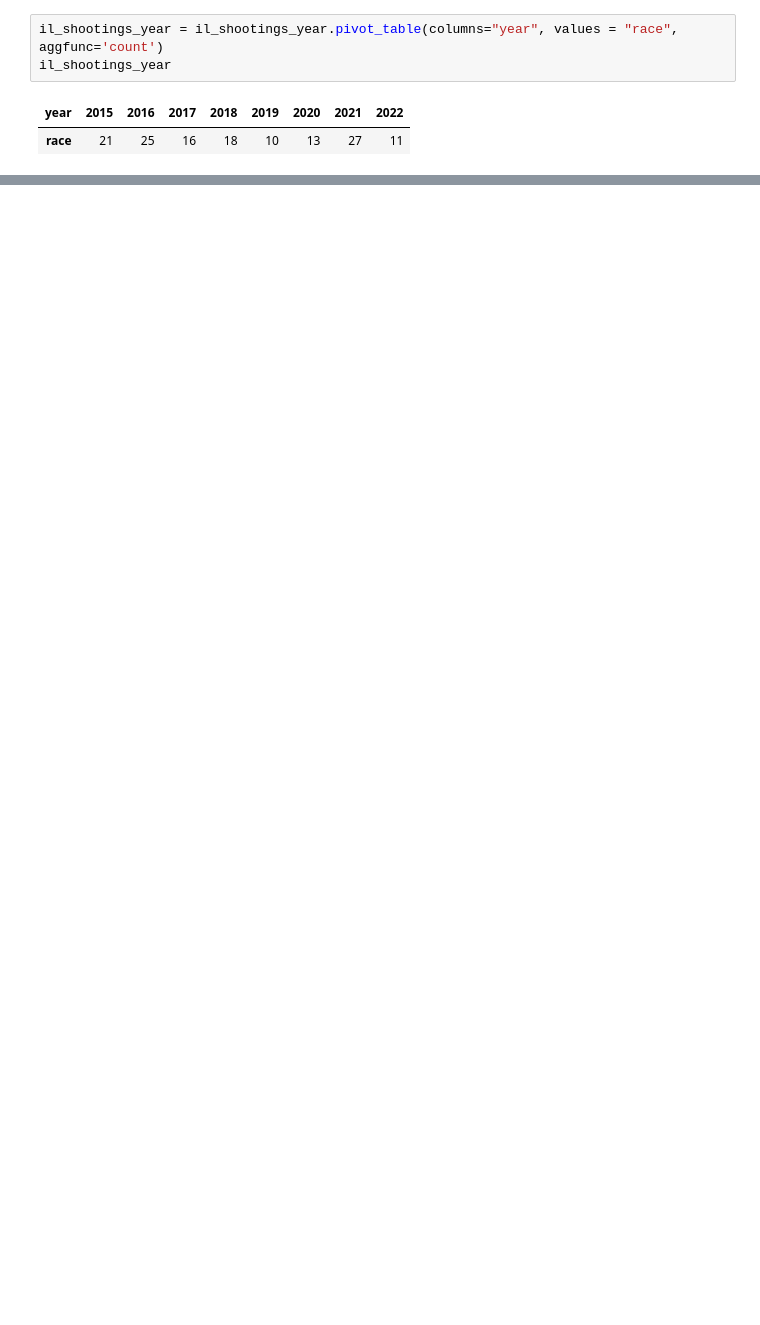
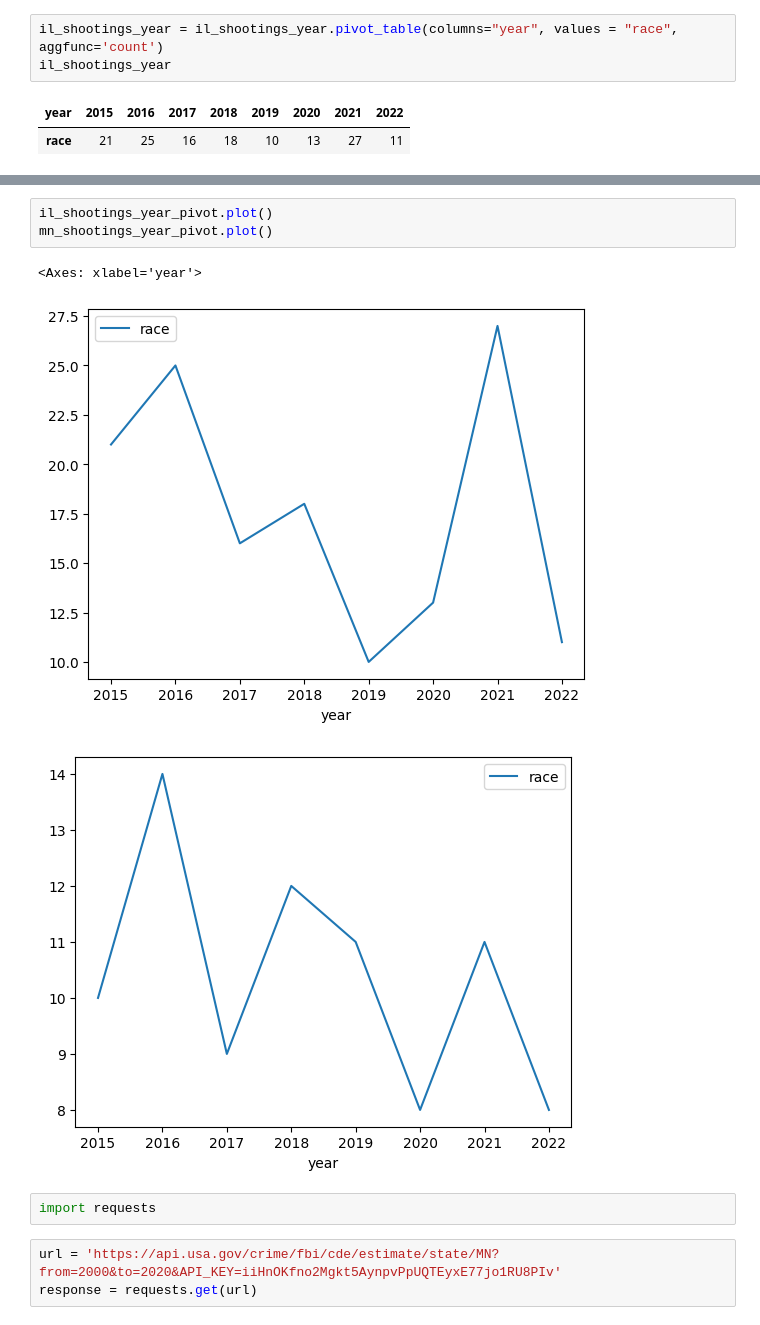
Before and after one commit to esantema/data-police-shootings, a Jupyter notebook: v2/Fatal_Shootings_Final.ipynb, the cells around one changed output, grey strips where cells are left out. Cells and saved outputs as stored; diff of their text form; blank space fills up the shorter version.

```diff
--- a/v2/Fatal_Shootings_Final.ipynb
+++ b/v2/Fatal_Shootings_Final.ipynb
@@ -339,0 +359,12 @@ il_shootings_year.plot()
+# %%
+il_shootings_year_pivot.plot()
+mn_shootings_year_pivot.plot()
+# %% [output]
+<Axes: xlabel='year'>
+[figure, added]
+[figure, added]
+# %%
+import requests
+# %%
+url = 'https://api.usa.gov/crime/fbi/cde/estimate/state/MN?from=2000&to=2020&API_KEY=iiHnOKfno2Mgkt5AynpvPpUQTEyxE77jo1RU8PIv'
+response = requests.get(url)
```
Also changed, not shown: parts of 11 cells of this notebook.
